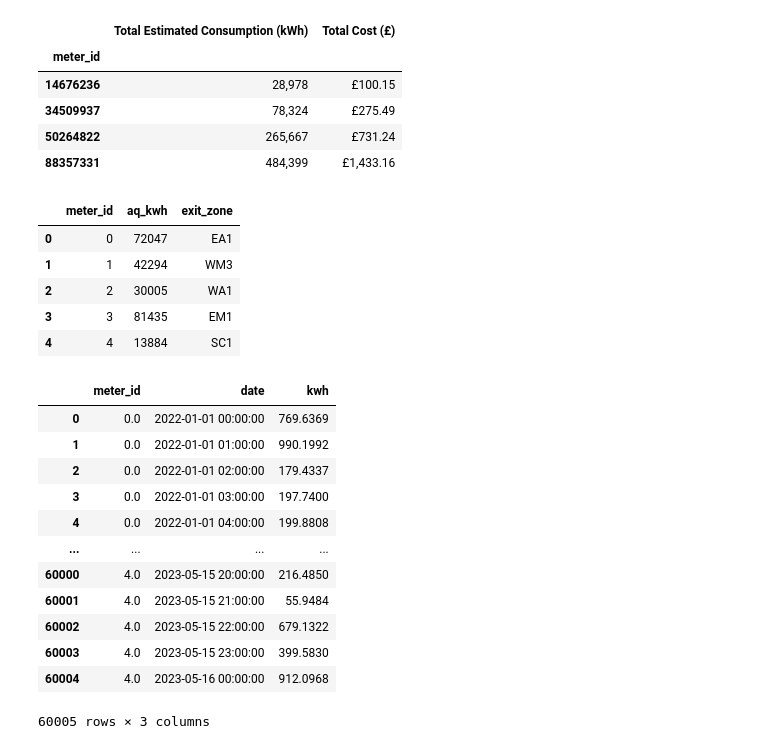
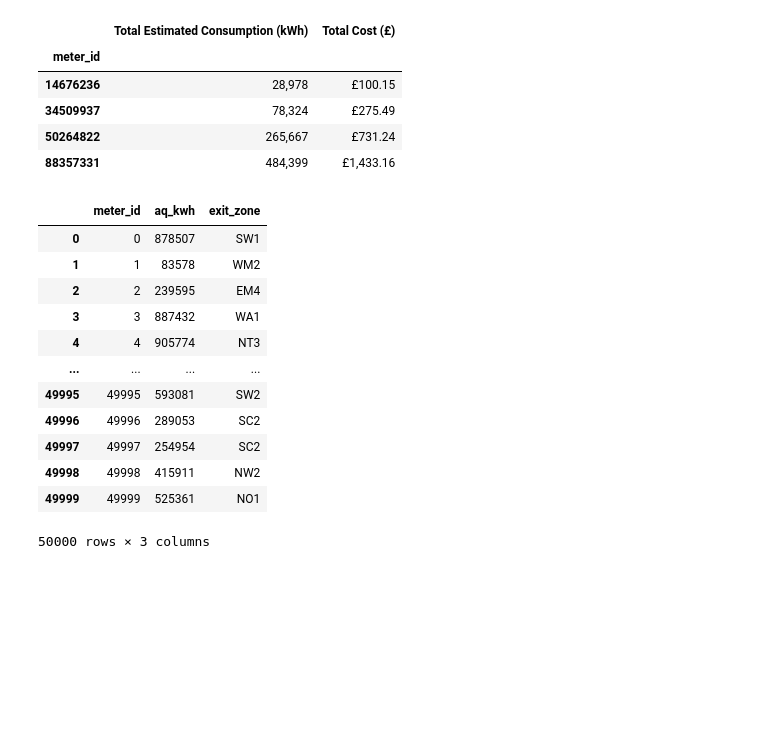
Before and after one commit to llaubal/gorilla_test, a Jupyter notebook: gorilla.ipynb, the cells around one changed output. Cells and saved outputs as stored; diff of their text form; code cells hidden in the pictures; blank space fills up the shorter version.

```diff
--- a/gorilla.ipynb
+++ b/gorilla.ipynb
@@ -66,85 +68,44 @@ def randomGenerator(nbrMeter):
 #Generates a dataframe of meter_id, size of the meter and exit_zone
 #takes as input nbrMeter, the number of meter we want to generate
 #The meter_id is an increment from 0 to nbrMeter
 #Size is generated randomly and exit zone is picked randomly in the list for each meter
 
     import numpy as np
     import pandas as pd
 
     #list of possible exit_zones
     exit_zone=['EA1', 'EA2', 'EA3', 'EA4', 'EM1', 'EM2', 'EM3', 'EM4', 'LC', 'LO', 'LS', 'LT', 'LW',
     'NE1', 'NE2', 'NE3', 'NO1', 'NO2', 'NT1', 'NT2', 'NT3', 'NW1', 'NW2', 'SC1', 'SC2',
     'SC4', 'SE1', 'SE2', 'SO1', 'SO2', 'SW1', 'SW2', 'SW3', 'WA1', 'WA2', 'WM1', 'WM2',
     'WM3']
 
     #pick randomly the exit_zone based on list index
     exit_zone_index=np.random.randint(low = 0,high=len(exit_zone),size=nbrMeter)
     exit_zone_list=[exit_zone[i] for i in exit_zone_index]
 
     #Generate the size of the meters
-    size_list=np.random.randint(low = 1,high=100000,size=nbrMeter)
+    size_list=np.random.randint(low = 1,high=1000000,size=nbrMeter)
 
     #attributes a incremental id_meter for each meter
     meter_id=range(nbrMeter)
 
     #create the dataframe for output
     rdnMeterList=pd.DataFrame({'meter_id':meter_id,'aq_kwh':size_list,'exit_zone':exit_zone_list})
 
     return(rdnMeterList)
 
-randomGenerator(5)
+randomGenerator(50000)
 # %% [output]
 |  | meter_id | aq_kwh | exit_zone |
-| 0 | 0 | 72047 | EA1 |
-| 1 | 1 | 42294 | WM3 |
-| 2 | 2 | 30005 | WA1 |
-| 3 | 3 | 81435 | EM1 |
-| 4 | 4 | 13884 | SC1 |
+| 0 | 0 | 878507 | SW1 |
+| 1 | 1 | 83578 | WM2 |
+| 2 | 2 | 239595 | EM4 |
+| 3 | 3 | 887432 | WA1 |
+| 4 | 4 | 905774 | NT3 |
+| ... | ... | ... | ... |
+| 49995 | 49995 | 593081 | SW2 |
+| 49996 | 49996 | 289053 | SC2 |
+| 49997 | 49997 | 254954 | SC2 |
+| 49998 | 49998 | 415911 | NW2 |
+| 49999 | 49999 | 525361 | NO1 |
+50000 rows × 3 columns
-# %%
-def randomTimeseries(listMeters,startDate,nbrDays):
-#Generates a dataframe of forecasted consumption
-#Generated randomly, based on the list of meters, starting date (YYYY:MM:DD) and number of days
-
-    from datetime import datetime, timedelta
-    import pandas as pd
-    import numpy as np
-
-    #get startdate from parameters, and calculate the end date
-    startDate=datetime.strptime(startDate, "%Y:%m:%d")
-    endDate=startDate + timedelta(days=nbrDays)
-
-    #timeRange with a one hour frequency, converted to pandas dataframe
-    timeRange=pd.date_range(start=startDate, end=endDate, freq='1H')
-    timeRange=timeRange.to_frame(index=False)
-
-    #create an empty dataFrame to store all the meters data
-    rdnTimeseries=pd.DataFrame()
-    rdnTimeseries['meter_id']=[]
-    rdnTimeseries['date']=[]
-    rdnTimeseries['kwh']=[]
-
-    #Loop for each meter to be generated
-    #The dataframe is populated on each iteration of the loop with the time series
-    for Meter in listMeters['meter_id']:
-        #value of production generated randomly between 0 et 1000
-        rdnKwh=pd.DataFrame(np.around(np.random.uniform(low = 0,high=1000,size=len(timeRange)),decimals=4))
-        newMeterData=pd.concat([pd.DataFrame(Meter*np.ones(len(timeRange))),timeRange,rdnKwh],axis=1)
-        newMeterData.set_axis(["meter_id", "date", "kwh"], axis="columns", inplace=True)
-        rdnTimeseries=pd.concat([rdnTimeseries,newMeterData], ignore_index=True)
-    return(rdnTimeseries)
-
-randomTimeseries(randomGenerator(5),'2022:01:1',500)
-# %% [output]
-|  | meter_id | date | kwh |
-| 0 | 0.0 | 2022-01-01 00:00:00 | 769.6369 |
-| 1 | 0.0 | 2022-01-01 01:00:00 | 990.1992 |
-| 2 | 0.0 | 2022-01-01 02:00:00 | 179.4337 |
-| 3 | 0.0 | 2022-01-01 03:00:00 | 197.7400 |
-| 4 | 0.0 | 2022-01-01 04:00:00 | 199.8808 |
-| ... | ... | ... | ... |
-| 60000 | 4.0 | 2023-05-15 20:00:00 | 216.4850 |
-| 60001 | 4.0 | 2023-05-15 21:00:00 | 55.9484 |
-| 60002 | 4.0 | 2023-05-15 22:00:00 | 679.1322 |
-| 60003 | 4.0 | 2023-05-15 23:00:00 | 399.5830 |
-| 60004 | 4.0 | 2023-05-16 00:00:00 | 912.0968 |
-60005 rows × 3 columns
```
Also changed, not shown: parts of 8 cells of this notebook.
